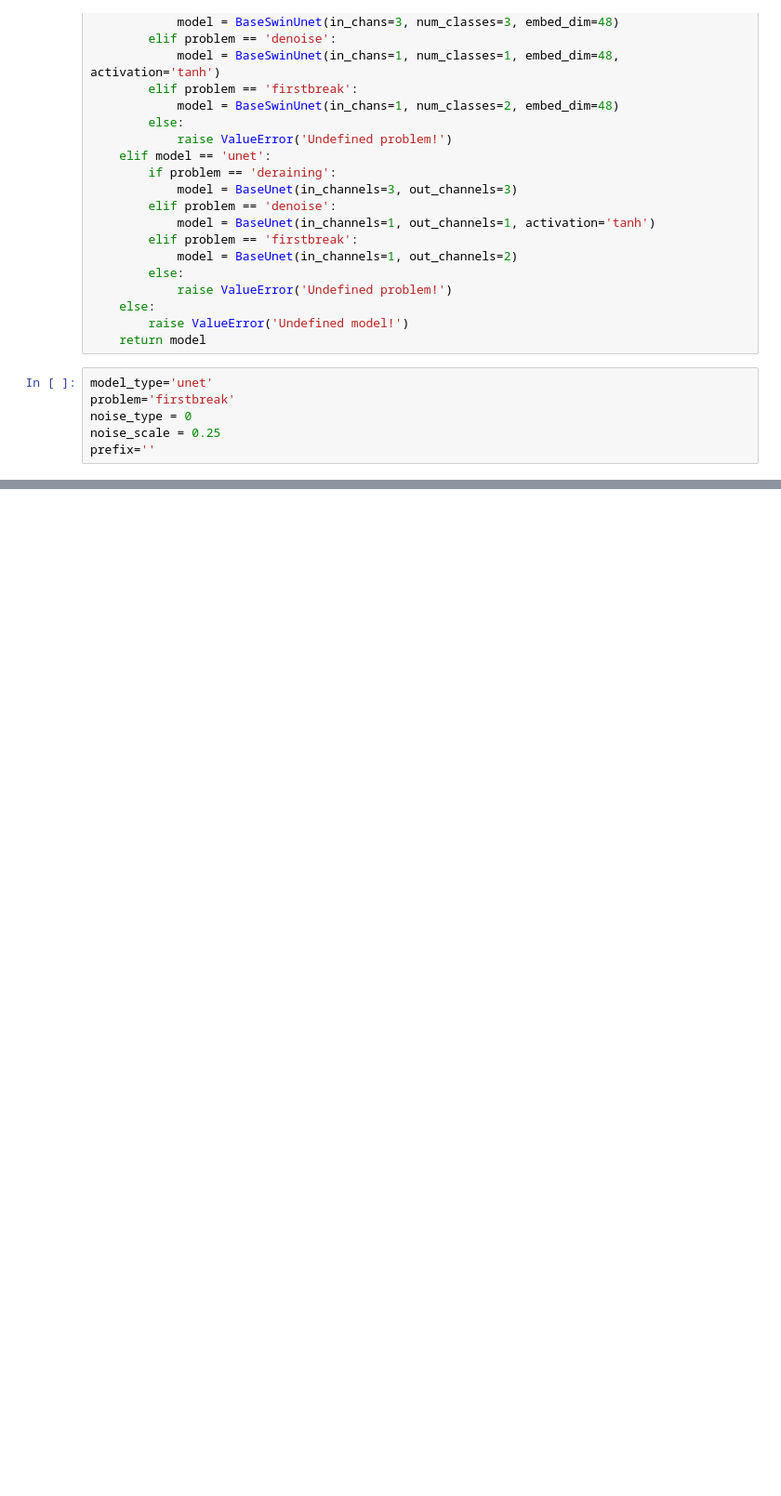
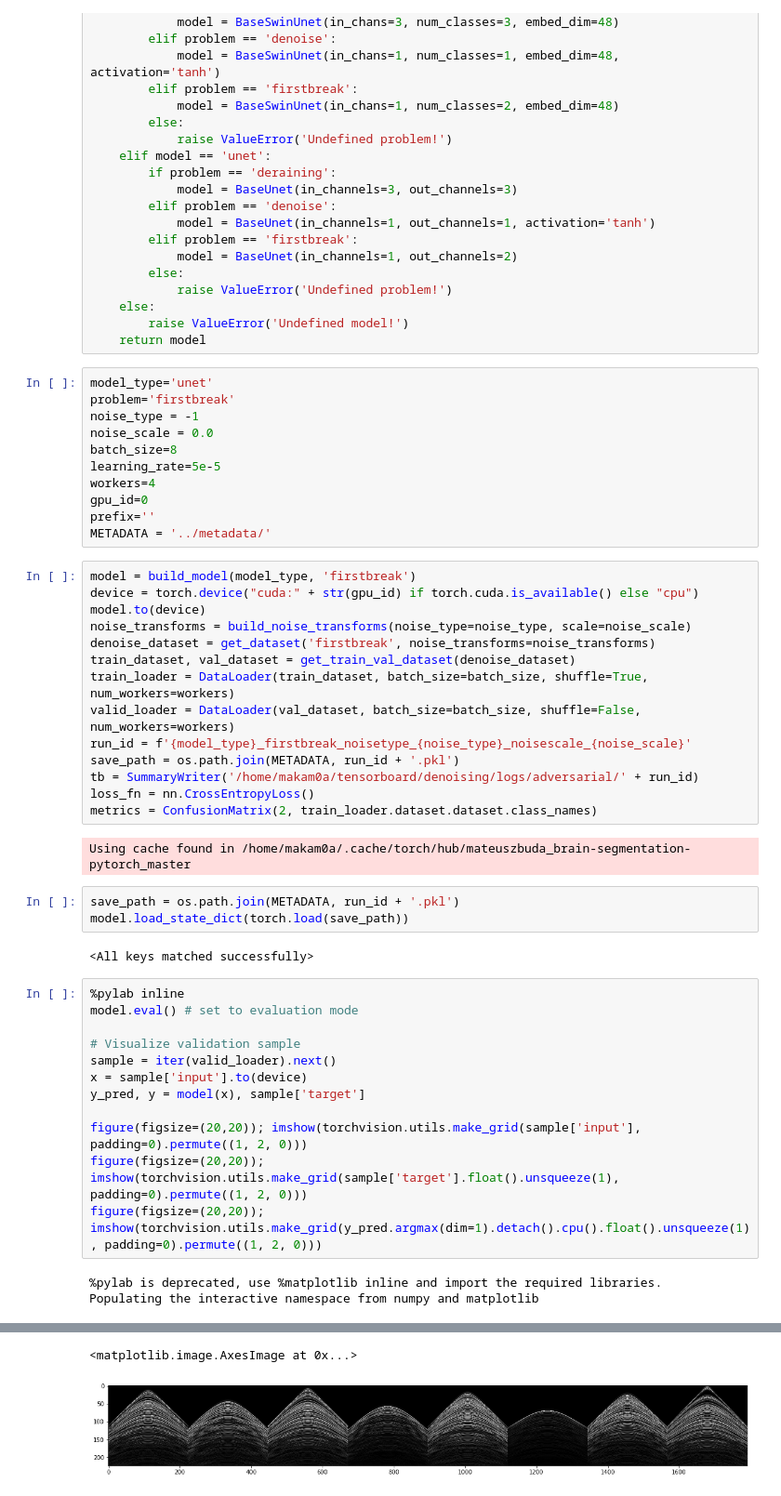
Before and after one commit to makamoa/seismic, a Jupyter notebook: src/AdversarialAttacks.ipynb, the cells around one changed output, grey strips where cells are left out. Shown at 93% size. Cells and saved outputs as stored; diff of their text form; blank space fills up the shorter version.

Commit message:
added new adversarial attacks

```diff
--- a/src/AdversarialAttacks.ipynb
+++ b/src/AdversarialAttacks.ipynb
@@ -54,6 +62,47 @@ def build_model(model, problem):
 # %%
 model_type='unet'
 problem='firstbreak'
-noise_type = 0
-noise_scale = 0.25
+noise_type = -1
+noise_scale = 0.0
+batch_size=8
+learning_rate=5e-5
+workers=4
+gpu_id=0
 prefix=''
+METADATA = '../metadata/'
+# %%
+model = build_model(model_type, 'firstbreak')
+device = torch.device("cuda:" + str(gpu_id) if torch.cuda.is_available() else "cpu")
+model.to(device)
+noise_transforms = build_noise_transforms(noise_type=noise_type, scale=noise_scale)
+denoise_dataset = get_dataset('firstbreak', noise_transforms=noise_transforms)
+train_dataset, val_dataset = get_train_val_dataset(denoise_dataset)
+train_loader = DataLoader(train_dataset, batch_size=batch_size, shuffle=True, num_workers=workers)
+valid_loader = DataLoader(val_dataset, batch_size=batch_size, shuffle=False, num_workers=workers)
+run_id = f'{model_type}_firstbreak_noisetype_{noise_type}_noisescale_{noise_scale}'
+save_path = os.path.join(METADATA, run_id + '.pkl')
+tb = SummaryWriter('/home/makam0a/tensorboard/denoising/logs/adversarial/' + run_id)
+loss_fn = nn.CrossEntropyLoss()
+metrics = ConfusionMatrix(2, train_loader.dataset.dataset.class_names)
+# %% [output]
+Using cache found in /home/makam0a/.cache/torch/hub/mateuszbuda_brain-segmentation-pytorch_master
+# %%
+save_path = os.path.join(METADATA, run_id + '.pkl')
+model.load_state_dict(torch.load(save_path))
+# %% [output]
+<All keys matched successfully>
+# %%
+%pylab inline
+model.eval() # set to evaluation mode
+
+# Visualize validation sample
+sample = iter(valid_loader).next()
+x = sample['input'].to(device)
+y_pred, y = model(x), sample['target']
+
+figure(figsize=(20,20)); imshow(torchvision.utils.make_grid(sample['input'], padding=0).permute((1, 2, 0)))
+figure(figsize=(20,20)); imshow(torchvision.utils.make_grid(sample['target'].float().unsqueeze(1), padding=0).permute((1, 2, 0)))
+figure(figsize=(20,20)); imshow(torchvision.utils.make_grid(y_pred.argmax(dim=1).detach().cpu().float().unsqueeze(1), padding=0).permute((1, 2, 0)))
+# %% [output]
+%pylab is deprecated, use %matplotlib inline and import the required libraries.
+Populating the interactive namespace from numpy and matplotlib
@@ -59,0 +110,2 @@ prefix=''
+<matplotlib.image.AxesImage at 0x...>
+[figure, added]
```
Also changed, not shown: parts of 20 cells of this notebook, 4 other files.
